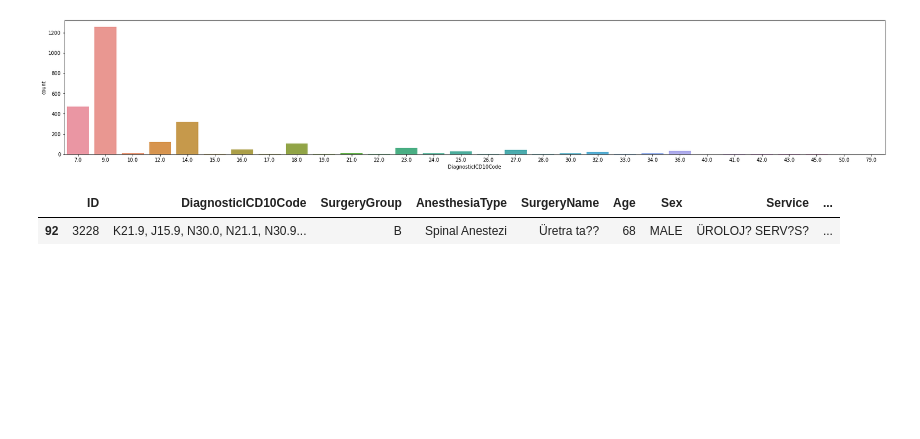
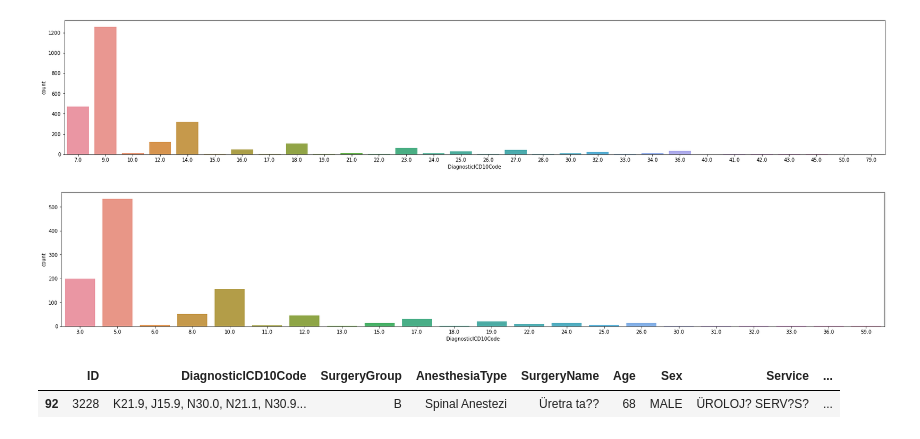
Before and after one commit to furkaneneseren/Datathon-Borda, a Jupyter notebook: surgery-datathon.ipynb, the cells around one changed output. Saved outputs shown, nothing was run; the diff lists cells and outputs as text; code cells hidden in the pictures; blank space fills up the shorter version.

```diff
--- a/surgery-datathon.ipynb
+++ b/surgery-datathon.ipynb
@@ -761,6 +761,12 @@ sns.countplot(x=train["DiagnosticICD10Code"].str.len(), data=train)
 plt.show()
 # %% [output]
 [figure]
+# %%
+fig, ax = plt.subplots(figsize=(30, 5))
+sns.countplot(x=app_test_clean["DiagnosticICD10Code"].str.len(), data=app_test_clean)
+plt.show()
+# %% [output]
+[figure, added]
 # %%
 app_train_clean[app_train_clean["ID"]==3228]
 # %% [output]
```
Also changed, not shown: parts of 22 cells of this notebook.
